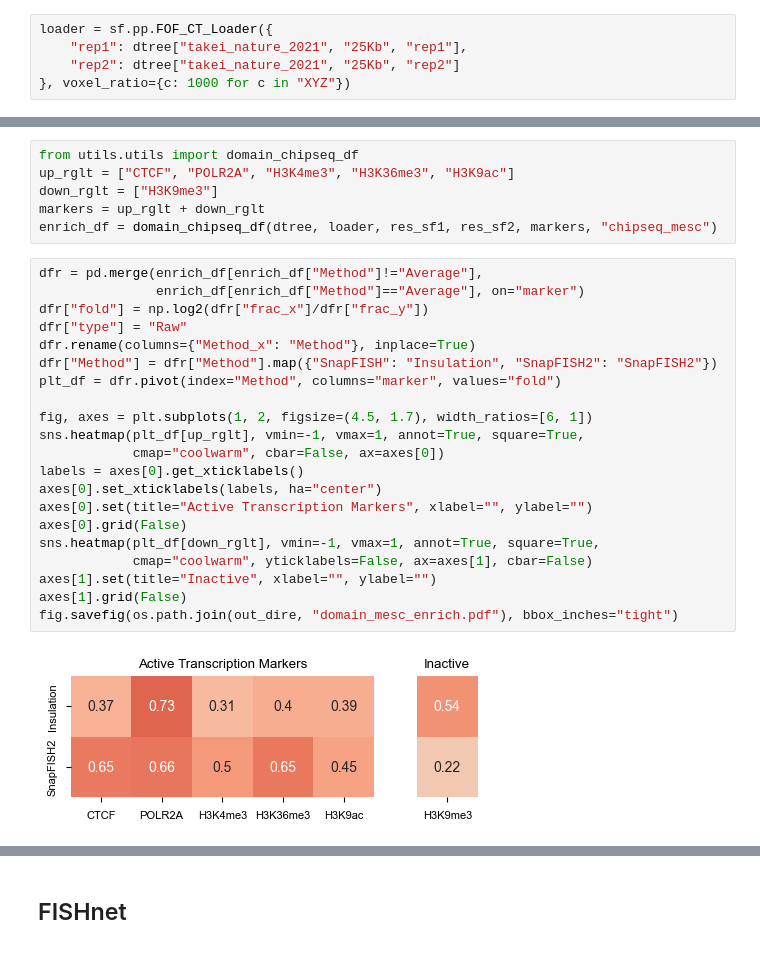
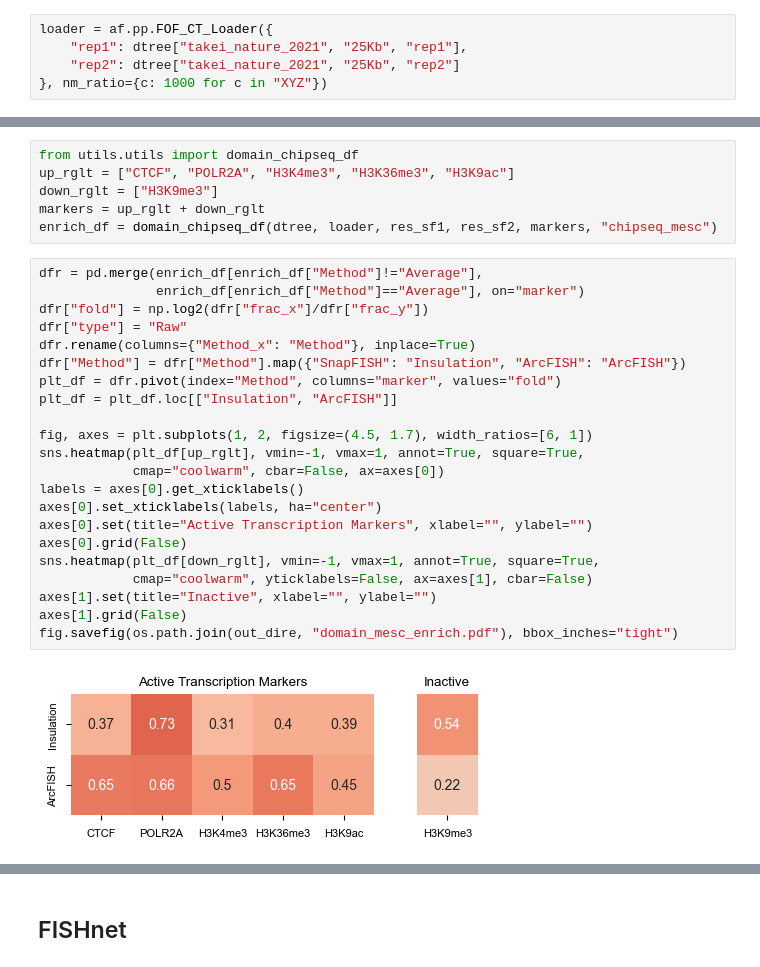
Before and after one commit to hyuyu104/ArcFISH, a Jupyter notebook: figures/2tad_benchmark.ipynb, the cells around one changed output, grey strips where cells are left out. Drawn from its saved outputs; the diff is of its cells as text.

```diff
--- a/figures/2tad_benchmark.ipynb
+++ b/figures/2tad_benchmark.ipynb
@@ -23,7 +52,7 @@ importlib.reload(sf)
 # %%
 dtree = DataTree("../data")
 # %%
-loader = sf.pp.FOF_CT_Loader({
+loader = af.pp.FOF_CT_Loader({
     "rep1": dtree["takei_nature_2021", "25Kb", "rep1"],
     "rep2": dtree["takei_nature_2021", "25Kb", "rep2"]
-}, voxel_ratio={c: 1000 for c in "XYZ"})
+}, nm_ratio={c: 1000 for c in "XYZ"})
@@ -284,26 +316,27 @@ enrich_df = domain_chipseq_df(dtree, loader, res_sf1, res_sf2, markers, "chipseq
 # %%
 dfr = pd.merge(enrich_df[enrich_df["Method"]!="Average"],
                enrich_df[enrich_df["Method"]=="Average"], on="marker")
 dfr["fold"] = np.log2(dfr["frac_x"]/dfr["frac_y"])
 dfr["type"] = "Raw"
 dfr.rename(columns={"Method_x": "Method"}, inplace=True)
-dfr["Method"] = dfr["Method"].map({"SnapFISH": "Insulation", "SnapFISH2": "SnapFISH2"})
+dfr["Method"] = dfr["Method"].map({"SnapFISH": "Insulation", "ArcFISH": "ArcFISH"})
 plt_df = dfr.pivot(index="Method", columns="marker", values="fold")
+plt_df = plt_df.loc[["Insulation", "ArcFISH"]]
 
 fig, axes = plt.subplots(1, 2, figsize=(4.5, 1.7), width_ratios=[6, 1])
 sns.heatmap(plt_df[up_rglt], vmin=-1, vmax=1, annot=True, square=True,
             cmap="coolwarm", cbar=False, ax=axes[0])
 labels = axes[0].get_xticklabels()
 axes[0].set_xticklabels(labels, ha="center")
 axes[0].set(title="Active Transcription Markers", xlabel="", ylabel="")
 axes[0].grid(False)
 sns.heatmap(plt_df[down_rglt], vmin=-1, vmax=1, annot=True, square=True,
             cmap="coolwarm", yticklabels=False, ax=axes[1], cbar=False)
 axes[1].set(title="Inactive", xlabel="", ylabel="")
 axes[1].grid(False)
 fig.savefig(os.path.join(out_dire, "domain_mesc_enrich.pdf"), bbox_inches="tight")
 # %% [output]
-[figure, old version]
+[figure, new version]
 # %%
 from utils.utils import domain_add_chipseq_col
 
```
Also changed, not shown: parts of 46 cells of this notebook, 5 other files.
